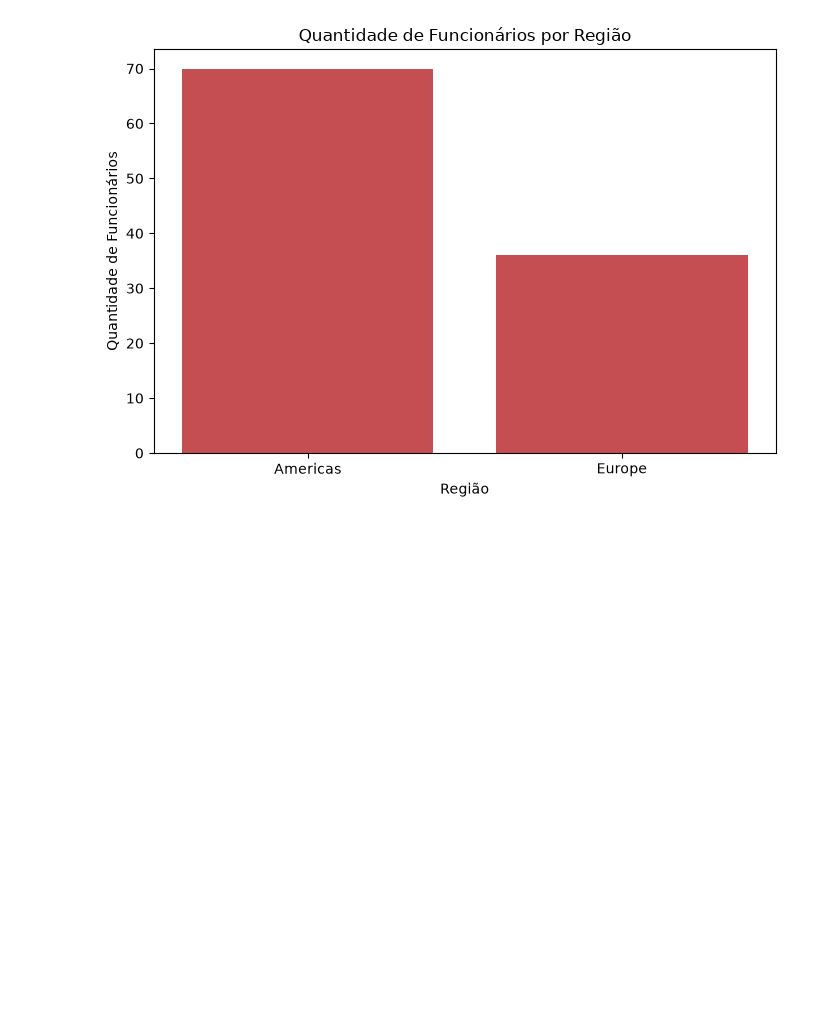
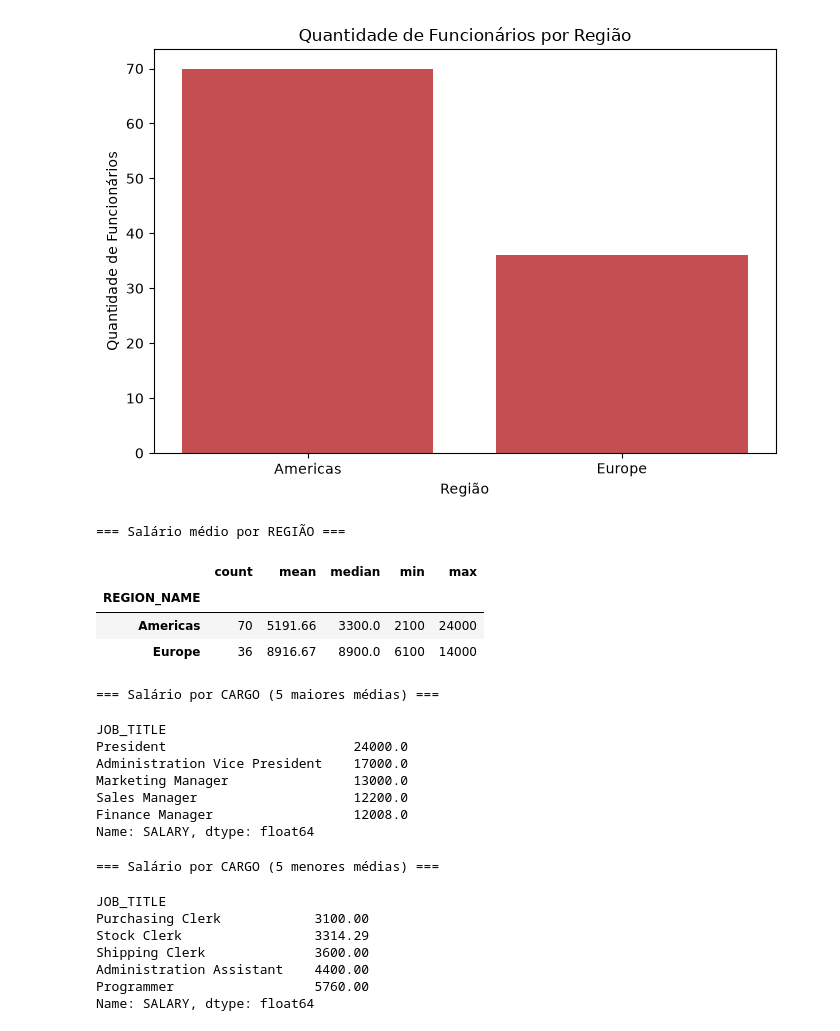
Before and after one commit to line26txs-boop/bi-hr-freesql-analysis, a Jupyter notebook: analysis/eda_salarios_rh.ipynb, the cells around one changed output. Saved outputs shown, nothing was run; the diff lists cells and outputs as text; code cells hidden in the pictures; blank space fills up the shorter version.

Commit message:
fix(analise): adiciona comparação por região/cargo e corrige README

```diff
--- a/analysis/eda_salarios_rh.ipynb
+++ b/analysis/eda_salarios_rh.ipynb
@@ -203,3 +203,34 @@ plt.savefig('../images/barras_regiao.png', dpi=150)
 plt.show()
 # %% [output]
 [figure]
+# %%
+print("=== Salário médio por REGIÃO ===")
+display(df_regioes.groupby('REGION_NAME')['SALARY'].agg(['count', 'mean', 'median', 'min', 'max']).round(2))
+
+print("\n=== Salário por CARGO (5 maiores médias) ===")
+display(df_salarios.groupby('JOB_TITLE')['SALARY'].mean().sort_values(ascending=False).head(5).round(2))
+
+print("\n=== Salário por CARGO (5 menores médias) ===")
+display(df_salarios.groupby('JOB_TITLE')['SALARY'].mean().sort_values().head(5).round(2))
+# %% [output]
+=== Salário médio por REGIÃO ===
+|  | count | mean | median | min | max |
+| REGION_NAME |  |  |  |  |  |
+| Americas | 70 | 5191.66 | 3300.0 | 2100 | 24000 |
+| Europe | 36 | 8916.67 | 8900.0 | 6100 | 14000 |
+=== Salário por CARGO (5 maiores médias) ===
+JOB_TITLE
+President                        24000.0
+Administration Vice President    17000.0
+Marketing Manager                13000.0
+Sales Manager                    12200.0
+Finance Manager                  12008.0
+Name: SALARY, dtype: float64
+=== Salário por CARGO (5 menores médias) ===
+JOB_TITLE
+Purchasing Clerk            3100.00
+Stock Clerk                 3314.29
+Shipping Clerk              3600.00
+Administration Assistant    4400.00
+Programmer                  5760.00
+Name: SALARY, dtype: float64
```
Also changed, not shown: 1 other file.
